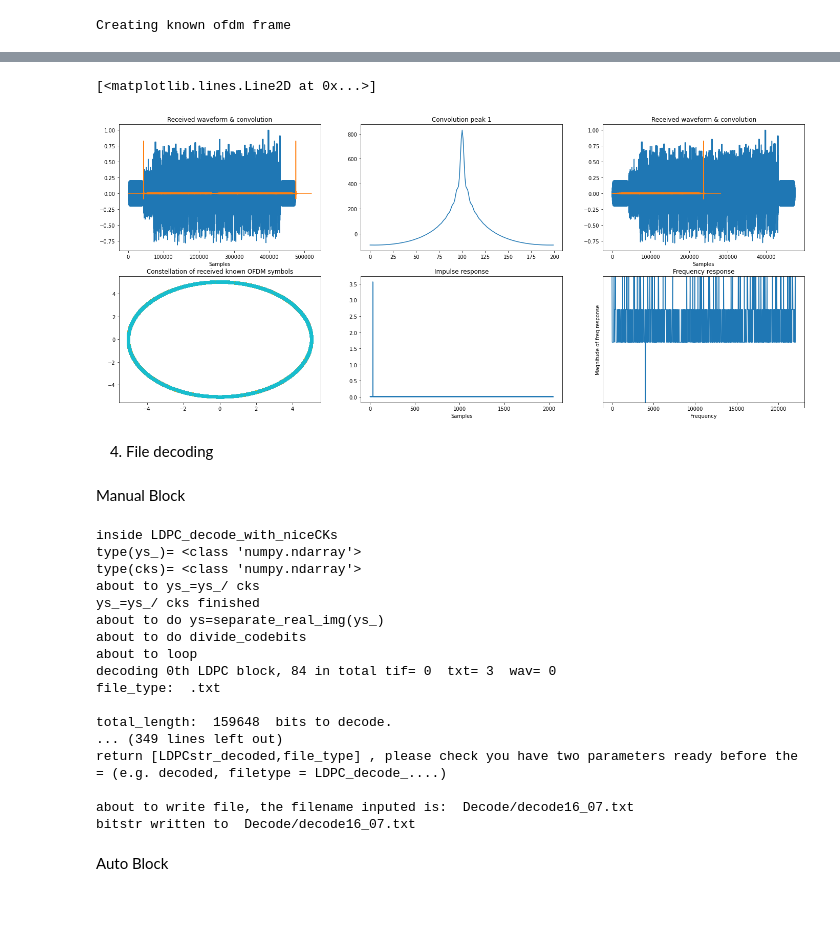
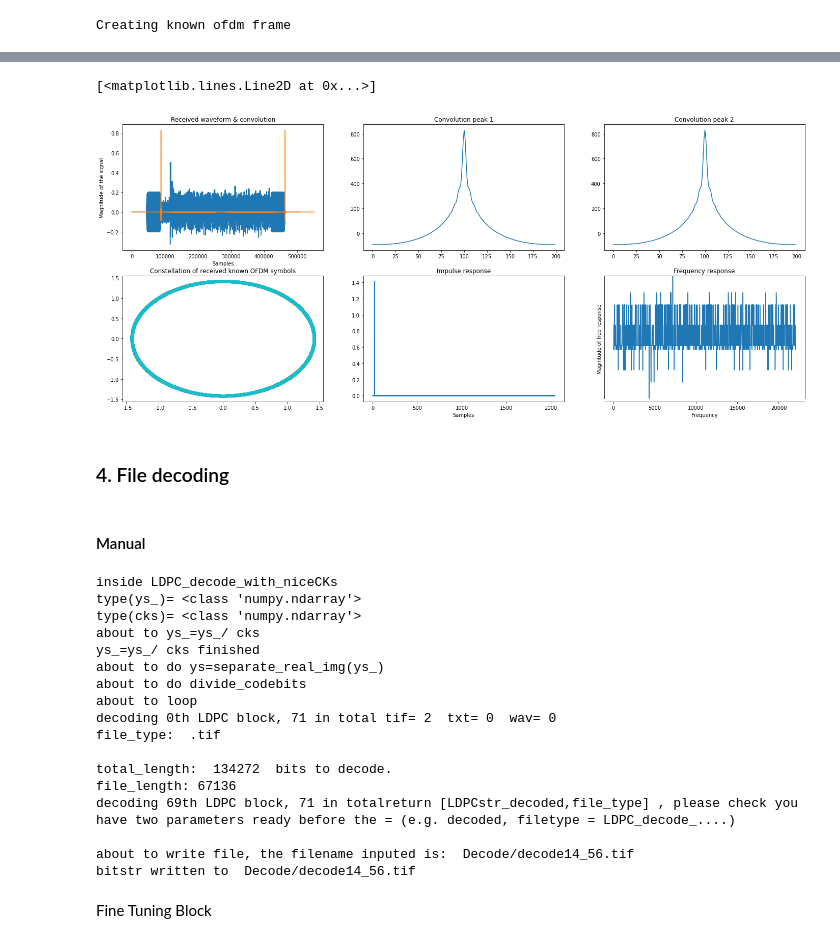
Before and after one commit to JingbiaoMei/Cambridge-Blue-Noise, a Jupyter notebook: Final_decode.ipynb, the cells around one changed output, grey strips where cells are left out. Drawn from its saved outputs; the diff is of its cells as text; code cells hidden in the pictures; blank space fills up the shorter version.

```diff
--- a/Final_decode.ipynb
+++ b/Final_decode.ipynb
@@ -26,0 +17,6 @@ rx_signal = np.convolve(tx_signal, channel)
+# %%
+# WAV
+#rx_signal = sf.read("test_files/Team2/1.Through_Audio_Channel.m4a")[0]
+
+# M4A
+rx_signal = real_channel_response_file("test_files/Team2/1.Through_Audio_Channel.m4a")
@@ -26,0 +27,6 @@ rx_signal = np.convolve(tx_signal, channel)
+# %%
+'''
+power = np.mean(np.square(rx_signal))
+snr = 1.3
+rx_signal = awgn(rx_signal, noise_var = (power / snr))
+'''
@@ -29,37 +50,39 @@ rx_signal = np.convolve(tx_signal, channel)
 # %%
 rx_convolution_1, rx_convolution_2, peak_start, peak_end = matched_filter(rx_signal, inv_ch, ch)
-offset = 30
+offset = 20
 freq_response, imp_response, rx_known_frames = channel_estimate(rx_signal, peak_start, known_frames, offset)
 figs, axs = plt.subplots(2, 3, figsize=(24,10))
 axs[0][0].plot(rx_signal)
 axs[0][0].set_title('Received waveform & convolution')
 axs[0][0].plot(np.concatenate((rx_convolution_1[:-44100]/1000, rx_convolution_2/1000), axis=None))
 axs[0][0].set_xlabel('Samples')
+axs[0][0].set_ylabel('Magnitude of the signal')
 axs[0][1].set_title('Convolution peak 1')
 axs[0][1].plot(rx_convolution_1[peak_start-100:peak_start+100])
-
+axs[0][2].set_title('Convolution peak 2')
+axs[0][2].plot(rx_convolution_2[peak_end-100  - len(rx_signal)//2 :peak_end+100  - len(rx_signal)//2 ] )
 
 for i in range(len(rx_known_frames)):
     tst_symbols = np.fft.fft(rx_known_frames[i][prefix_no:], N)[1:N//2]
     axs[1][0].scatter(np.real(tst_symbols), np.imag(tst_symbols), label=i)
 axs[1][0].set_title('Constellation of received known OFDM symbols')
 
 axs[1][1].set_title('Impulse response')
 axs[1][1].set_xlabel('Samples')
 axs[1][1].plot(imp_response)
 axs[1][2].set_title('Frequency response')
 axs[1][2].set_ylabel('Magnitude of freq response')
 axs[1][2].set_xlabel('Frequency')
 axs[1][2].semilogy(np.linspace(1, fs//2 -1, N//2-2), np.abs(freq_response[1:N//2-1]))
 # %% [output]
 [<matplotlib.lines.Line2D at 0x...>]
-[figure, old version]
+[figure, new version]
 # %% [markdown]
-4. File decoding
+### 4. File decoding
-# %% [markdown]
-Manual Block
+# %% [markdown]
+#### Manual
 # %%
-bits_rec, imp_response = test(rx_signal, peak_start, peak_end, known_frames, inv_ch, carrier_indices, 0)
+bits_rec, imp_response = test(rx_signal, peak_start, peak_end, known_frames, inv_ch, carrier_indices, 30)
 # %% [output]
 inside LDPC_decode_with_niceCKs
 type(ys_)= <class 'numpy.ndarray'>
@@ -69,17 +92,17 @@ ys_=ys_/ cks finished
 about to do ys=separate_real_img(ys_)
 about to do divide_codebits
 about to loop
-decoding 0th LDPC block, 84 in total tif= 0  txt= 3  wav= 0
-file_type:  .txt
+decoding 0th LDPC block, 71 in total tif= 2  txt= 0  wav= 0
+file_type:  .tif
 
-total_length:  159648  bits to decode.
-... (349 lines left out)
-return [LDPCstr_decoded,file_type] , please check you have two parameters ready before the = (e.g. decoded, filetype = LDPC_decode_....)
+total_length:  134272  bits to decode.
+file_length: 67136
+decoding 69th LDPC block, 71 in totalreturn [LDPCstr_decoded,file_type] , please check you have two parameters ready before the = (e.g. decoded, filetype = LDPC_decode_....)
 
-about to write file, the filename inputed is:  Decode/decode16_07.txt
-bitstr written to  Decode/decode16_07.txt
+about to write file, the filename inputed is:  Decode/decode14_56.tif
+bitstr written to  Decode/decode14_56.tif
-# %% [markdown]
-Auto Block
+# %% [markdown]
+Fine Tuning Block
 # %%
 bits_rec, best_imp_response = fine_tuning(rx_signal, peak_start, peak_end, known_frames, inv_ch, carrier_indices, withllrs_modification=withllrs_modification, find_range=30, offset=20)
 # %% [output]
```
Also changed, not shown: parts of 14 cells of this notebook, 11 other files.
